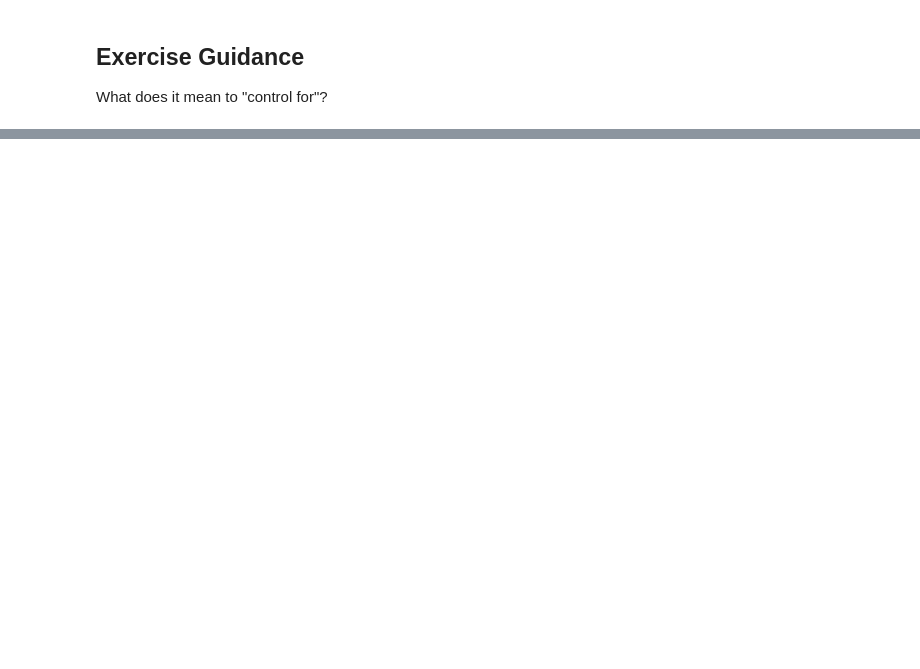
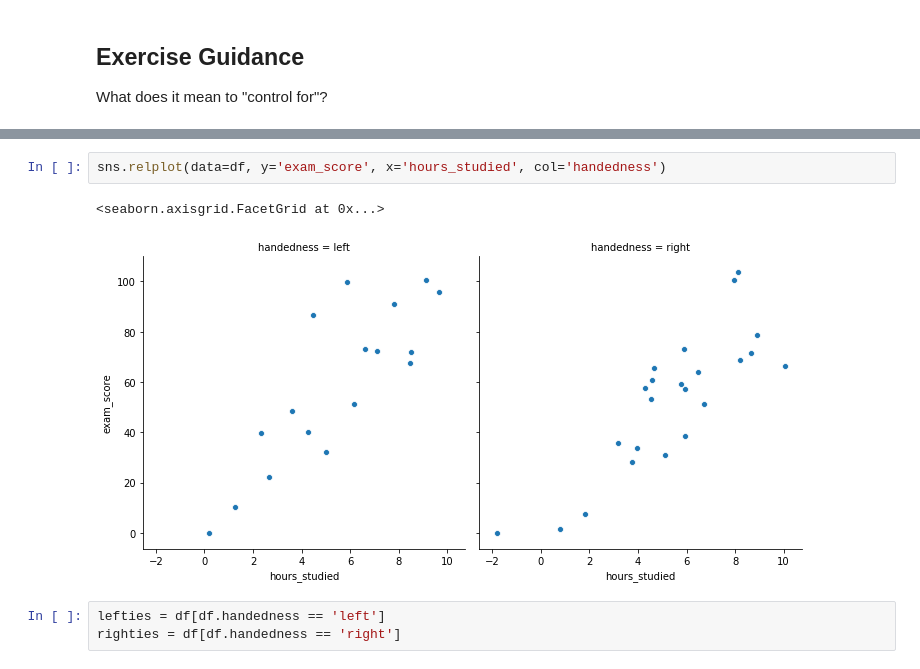
Before and after one commit to CodeupClassroom/darden-statistics-exercises, a Jupyter notebook: correlation.ipynb, the cells around one changed output, grey strips where cells are left out. Saved outputs shown, nothing was run; the diff lists cells and outputs as text; blank space fills up the shorter version.

```diff
--- a/correlation.ipynb
+++ b/correlation.ipynb
@@ -128,0 +189,8 @@ What does it mean to "control for"?
+# %%
+sns.relplot(data=df, y='exam_score', x='hours_studied', col='handedness')
+# %% [output]
+<seaborn.axisgrid.FacetGrid at 0x...>
+[figure, added]
+# %%
+lefties = df[df.handedness == 'left']
+righties = df[df.handedness == 'right']
```
Also changed, not shown: parts of 19 cells of this notebook.
